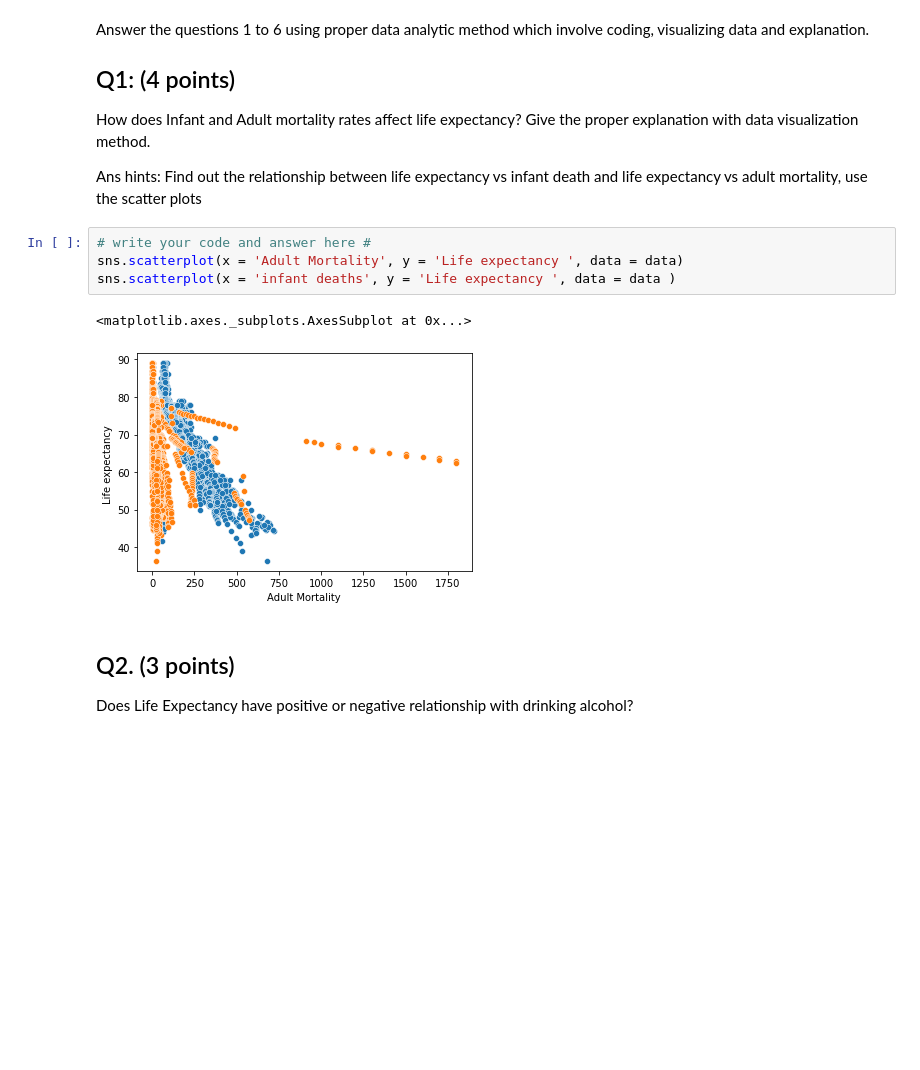
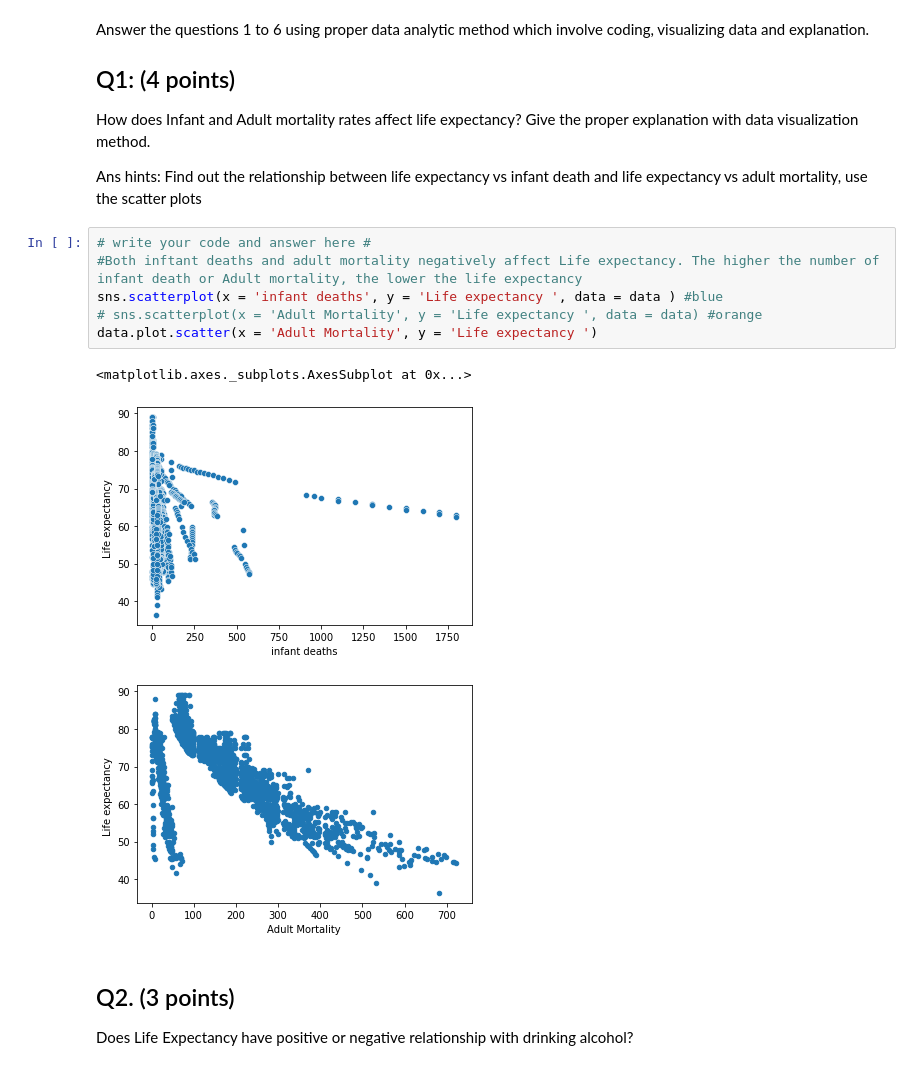
Before and after one commit to Yirgaalem/CP322-Machine-Learning, a Jupyter notebook: Assignment1.ipynb, the cells around one changed output. Cells and saved outputs as stored; diff of their text form; blank space fills up the shorter version.

```diff
--- a/Assignment1.ipynb
+++ b/Assignment1.ipynb
@@ -92,11 +92,14 @@ Answer the questions 1 to 6 using proper data analytic method which involve codi
 Ans hints:  Find out the relationship between life expectancy vs infant death and life expectancy vs adult mortality, use the scatter plots
 # %%
 # write your code and answer here #
-sns.scatterplot(x = 'Adult Mortality', y = 'Life expectancy ', data = data)
-sns.scatterplot(x = 'infant deaths', y = 'Life expectancy ', data = data )
+#Both inftant deaths and adult mortality negatively affect Life expectancy. The higher the number of infant death or Adult mortality, the lower the life expectancy
+sns.scatterplot(x = 'infant deaths', y = 'Life expectancy ', data = data ) #blue
+# sns.scatterplot(x = 'Adult Mortality', y = 'Life expectancy ', data = data) #orange
+data.plot.scatter(x = 'Adult Mortality', y = 'Life expectancy ')
 # %% [output]
 <matplotlib.axes._subplots.AxesSubplot at 0x...>
-[figure, old version]
+[figure, new version]
+[figure, added]
 # %% [markdown]
 ## Q2. (3 points)
 
```
Also changed, not shown: parts of 7 cells of this notebook.
